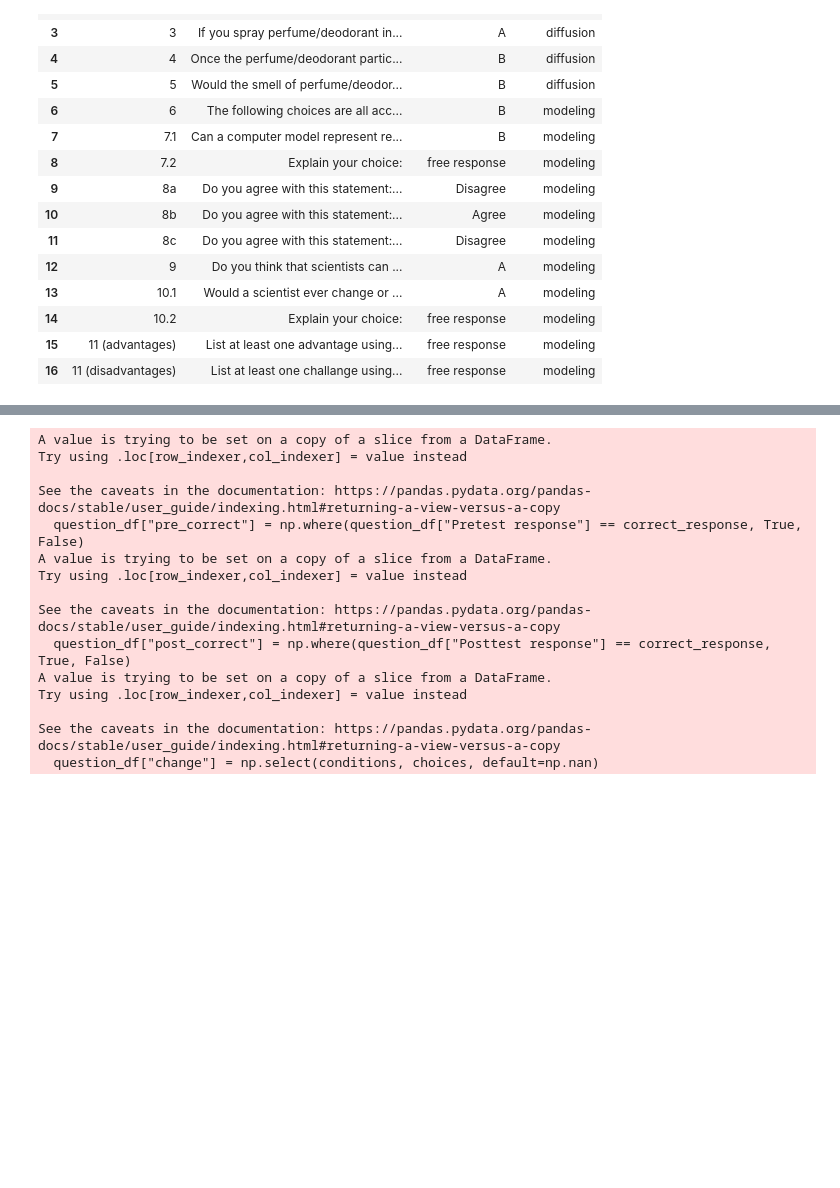
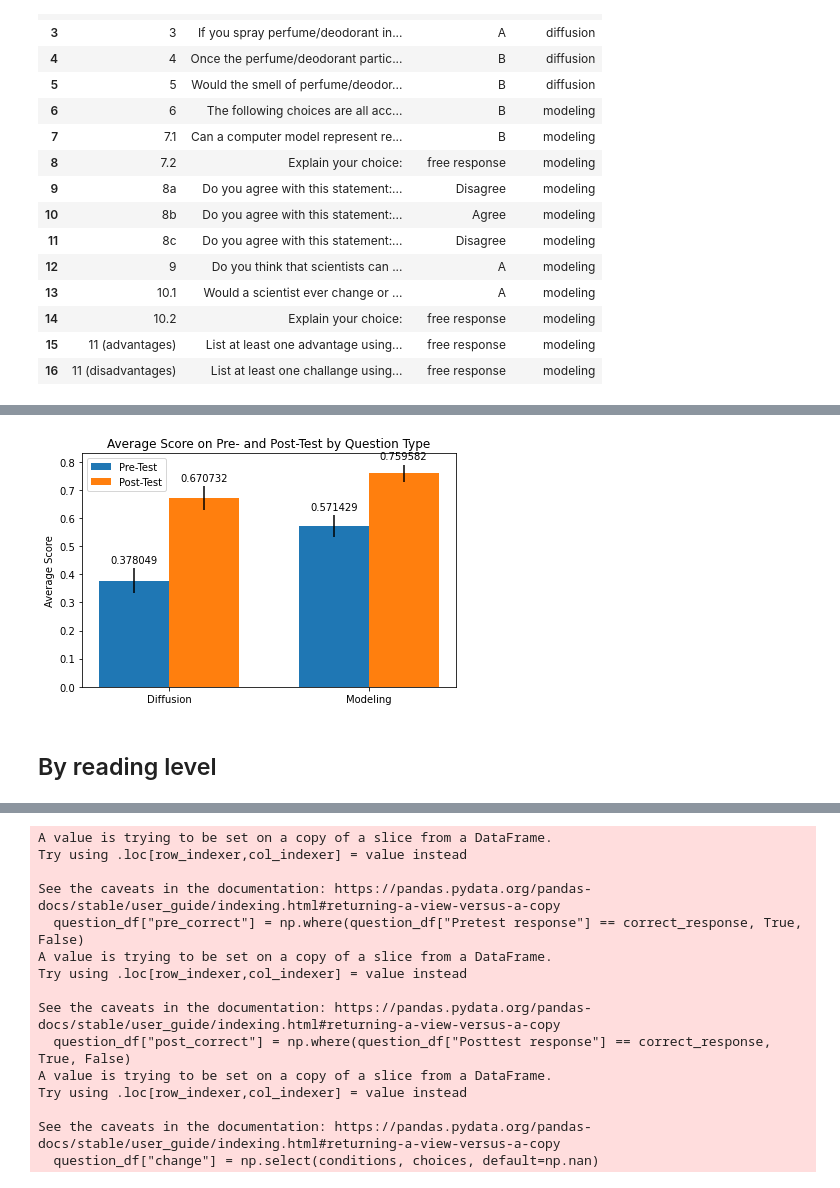
Before and after one commit to wolfj95/a2s_unit_1, a Jupyter notebook: unit_1_data_analysis.ipynb, the cells around one changed output, grey strips where cells are left out. Cells and saved outputs as stored; diff of their text form; code cells hidden in the pictures; blank space fills up the shorter version.

```diff
--- a/unit_1_data_analysis.ipynb
+++ b/unit_1_data_analysis.ipynb
@@ -45,0 +232,45 @@ for index, row in key_df.iterrows():
+# %%
+# score students
+diffusion_pre_cols = [question_num + "_pre_correct" for question_num in diffusion_constrained_response]
+diffusion_constrained_response_test_data["pre_score"] = (diffusion_constrained_response_test_data[diffusion_pre_cols] == True).sum(1)/len(diffusion_pre_cols)
+
+modeling_pre_cols = [question_num + "_pre_correct" for question_num in modeling_constrained_response]
+modeling_constrained_response_test_data["pre_score"] = (modeling_constrained_response_test_data[modeling_pre_cols] == True).sum(1)/len(modeling_pre_cols)
+
+diffusion_post_cols = [question_num + "_post_correct" for question_num in diffusion_constrained_response]
+diffusion_constrained_response_test_data["post_score"] = (diffusion_constrained_response_test_data[diffusion_post_cols] == True).sum(1)/len(diffusion_post_cols)
+
+modeling_post_cols = [question_num + "_post_correct" for question_num in modeling_constrained_response]
+modeling_constrained_response_test_data["post_score"] = (modeling_constrained_response_test_data[modeling_post_cols] == True).sum(1)/len(modeling_post_cols)
+# %%
+labels = ["Diffusion", "Modeling"]
+
+pre_means = [diffusion_constrained_response_test_data["pre_score"].mean(), modeling_constrained_response_test_data["pre_score"].mean()]
+pre_std_errs = [diffusion_constrained_response_test_data["pre_score"].sem(), modeling_constrained_response_test_data["pre_score"].sem()]
+post_means = [diffusion_constrained_response_test_data["post_score"].mean(), modeling_constrained_response_test_data["post_score"].mean()]
+post_std_errs = [diffusion_constrained_response_test_data["post_score"].sem(), modeling_constrained_response_test_data["post_score"].sem()]
+
+x = np.arange(len(labels))  # the label locations
+width = 0.35  # the width of the bars
+
+fig, ax = plt.subplots()
+rects1 = ax.bar(x - width/2, pre_means, width, yerr=pre_std_errs, label='Pre-Test')
+rects2 = ax.bar(x + width/2, post_means, width, yerr=post_std_errs, label='Post-Test')
+
+# Add some text for labels, title and custom x-axis tick labels, etc.
+ax.set_ylabel('Average Score')
+ax.set_title('Average Score on Pre- and Post-Test by Question Type')
+ax.set_xticks(x)
+ax.set_xticklabels(labels)
+ax.legend()
+
+ax.bar_label(rects1, padding=3)
+ax.bar_label(rects2, padding=3)
+
+fig.tight_layout()
+fig.set_facecolor("white")
+plt.show()
+# %% [output]
+[figure, added]
+# %% [markdown]
+## By reading level
```
Also changed, not shown: parts of 36 cells of this notebook.
